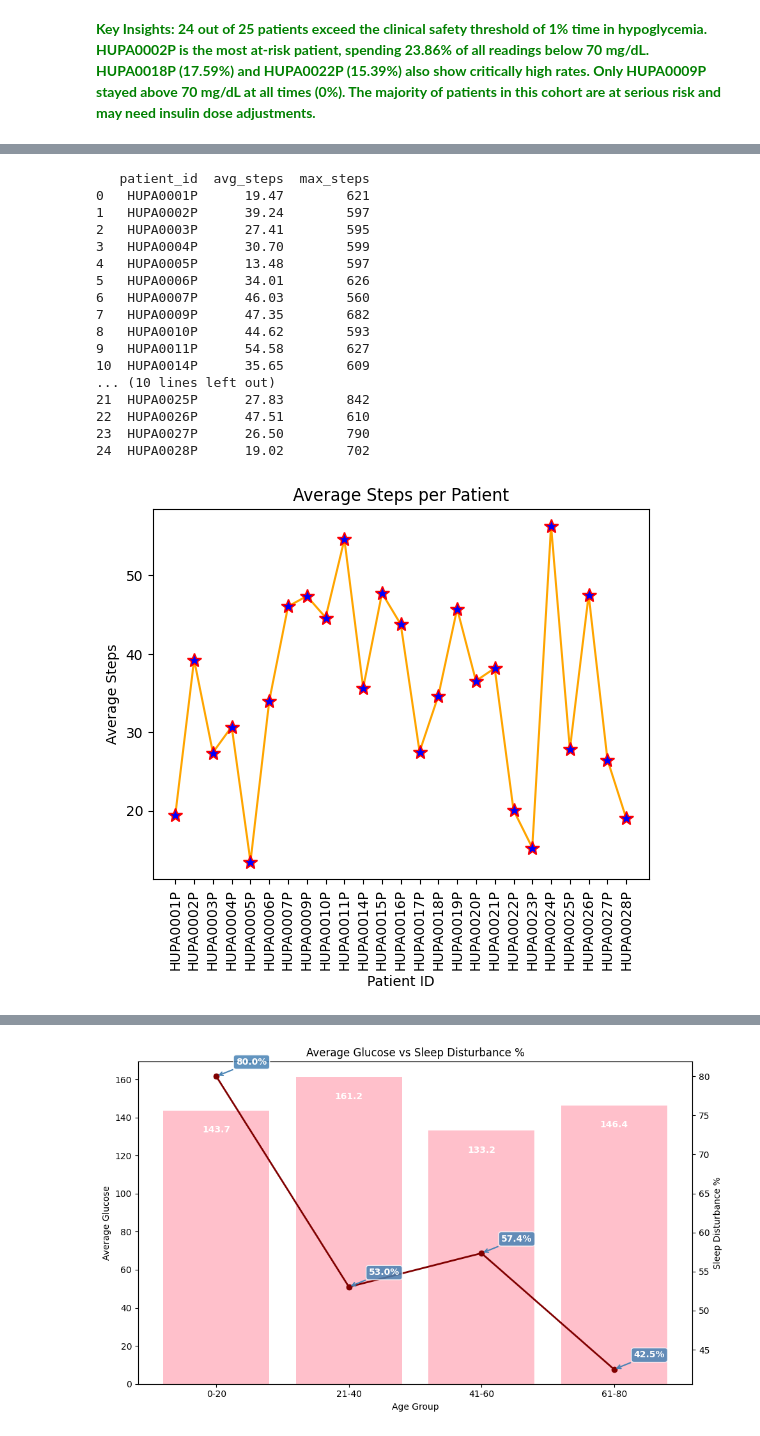
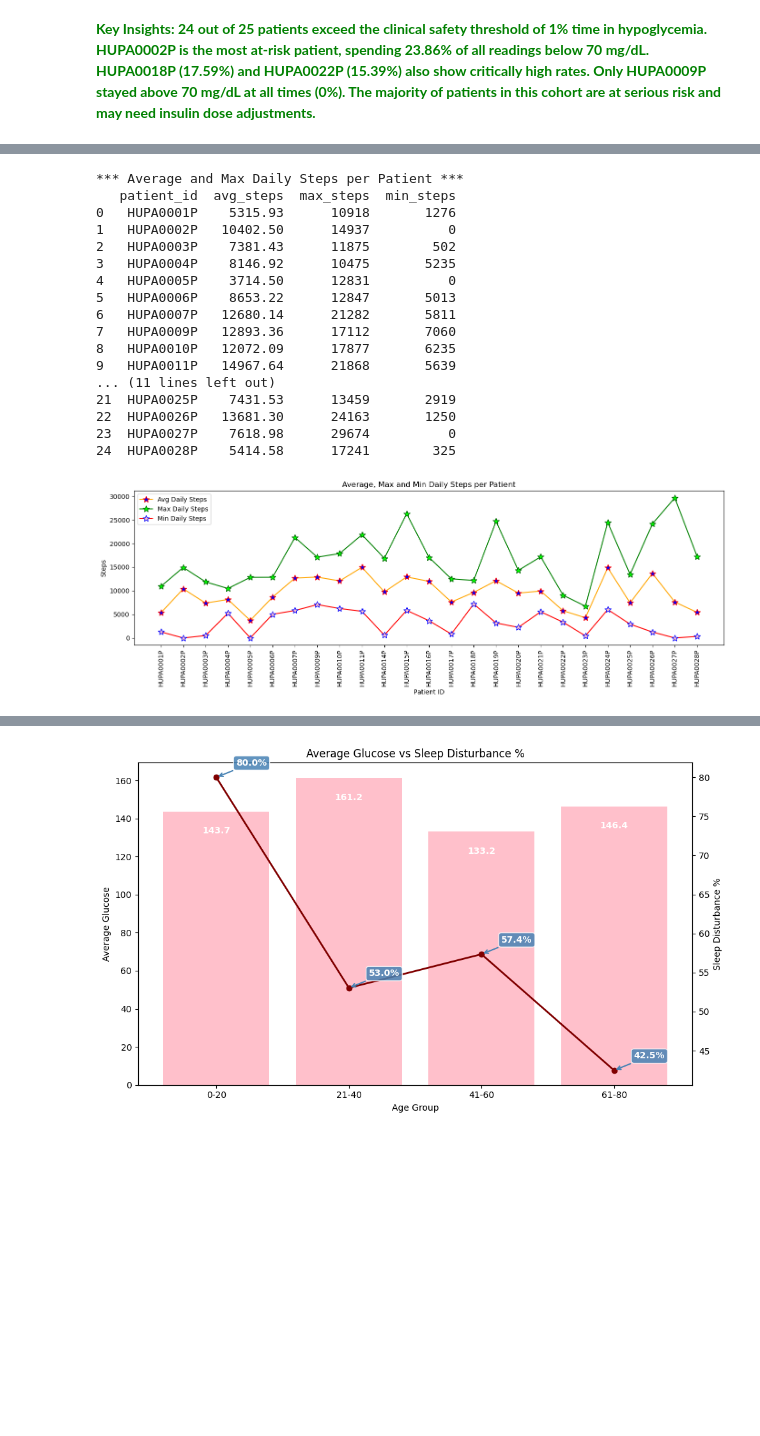
Before and after one commit to PoojaBELURE1724/Team6_DataDynamos_Python-Hackathon_MAY-2026, a Jupyter notebook: Team6_DataDynamos_category2.DescriptiveAnalysis.ipynb, the cells around one changed output, grey strips where cells are left out. Drawn from its saved outputs; the diff is of its cells as text; code cells hidden in the pictures; blank space fills up the shorter version.

```diff
--- a/Team6_DataDynamos_category2.DescriptiveAnalysis.ipynb
+++ b/Team6_DataDynamos_category2.DescriptiveAnalysis.ipynb
@@ -235,50 +232,68 @@ adjustments.</span>**
 # %%
+#Importing all the Necessary Libraries
+import pandas as pd
 import numpy as np
-import pandas as pd
 import matplotlib.pyplot as plt
+import seaborn as sns
+
+import warnings
+warnings.simplefilter("ignore", UserWarning)
+
 
 # Reading file
 df = pd.read_excel("Team6_DataDynamos_Python-Hackathon_MAY2026_V2.xlsx")
 
-# Counting steps per patient
-avg_steps_per_patient = df.groupby('patient_id')['steps'].mean().reset_index(name='steps')
-max_steps_per_patient = df.groupby('patient_id')['steps'].max().reset_index(name='steps')
+# Daily total steps
+# (sum all 5-min readings within each day)
+daily_steps = df.groupby(['patient_id', 'date'])['steps'].sum().reset_index()
+daily_steps.columns = ['patient_id', 'date', 'daily_steps']
 
-# Show all patients
+# Calculating avg, max and min daily total steps per patient
+avg_steps_per_patient = daily_steps.groupby('patient_id')['daily_steps'].mean().reset_index()
+max_steps_per_patient = daily_steps.groupby('patient_id')['daily_steps'].max().reset_index()
+min_steps_per_patient = daily_steps.groupby('patient_id')['daily_steps'].min().reset_index()
 steps_summary = pd.DataFrame({
     'patient_id': avg_steps_per_patient['patient_id'],
-    'avg_steps': avg_steps_per_patient['steps'].round(2),
-    'max_steps': max_steps_per_patient['steps'].round(2)
+    'avg_steps' : avg_steps_per_patient['daily_steps'].round(2),
+    'max_steps' : max_steps_per_patient['daily_steps'].round(2),
+    'min_steps' : min_steps_per_patient['daily_steps'].round(2)
 })
+
+print("\n*** Average and Max Daily Steps per Patient ***")
 print(steps_summary)
 
-# Visualization
-# Line plot
+# Line Plot - avg, max and min steps
 x = steps_summary['patient_id']
 y = steps_summary['avg_steps']
-
-plt.plot(x, y, marker= '*',color='orange', ms =10, mec='r', mfc= 'b')
-plt.title('Average Steps per Patient')
+y2 = steps_summary['max_steps']
+y3 = steps_summary['min_steps']
+plt.figure(figsize=(14, 5))
+plt.plot(x, y,  marker='*', color='orange', ms=10, mec='r', mfc='b', label='Avg Daily Steps')
+plt.plot(x, y2, marker='*', color='green',  ms=10, mec='darkgreen', mfc='lime', label='Max Daily Steps')
+plt.plot(x, y3, marker='*', color='red',  ms=10, mec='blue', mfc='pink', label='Min Daily Steps')
+plt.title('Average, Max and Min Daily Steps per Patient')
 plt.xlabel('Patient ID')
-plt.ylabel('Average Steps')
+plt.ylabel('Steps')
 plt.xticks(rotation=90)
+plt.legend()
+plt.tight_layout()
 plt.show()
 # %% [output]
-   patient_id  avg_steps  max_steps
-0   HUPA0001P      19.47        621
-1   HUPA0002P      39.24        597
-2   HUPA0003P      27.41        595
-3   HUPA0004P      30.70        599
-4   HUPA0005P      13.48        597
-5   HUPA0006P      34.01        626
-6   HUPA0007P      46.03        560
-7   HUPA0009P      47.35        682
-8   HUPA0010P      44.62        593
-9   HUPA0011P      54.58        627
-10  HUPA0014P      35.65        609
-... (10 lines left out)
-21  HUPA0025P      27.83        842
-22  HUPA0026P      47.51        610
-23  HUPA0027P      26.50        790
-24  HUPA0028P      19.02        702
+*** Average and Max Daily Steps per Patient ***
+   patient_id  avg_steps  max_steps  min_steps
+0   HUPA0001P    5315.93      10918       1276
+1   HUPA0002P   10402.50      14937          0
+2   HUPA0003P    7381.43      11875        502
+3   HUPA0004P    8146.92      10475       5235
+4   HUPA0005P    3714.50      12831          0
+5   HUPA0006P    8653.22      12847       5013
+6   HUPA0007P   12680.14      21282       5811
+7   HUPA0009P   12893.36      17112       7060
+8   HUPA0010P   12072.09      17877       6235
+9   HUPA0011P   14967.64      21868       5639
+... (11 lines left out)
+21  HUPA0025P    7431.53      13459       2919
+22  HUPA0026P   13681.30      24163       1250
+23  HUPA0027P    7618.98      29674          0
+24  HUPA0028P    5414.58      17241        325
-[figure, old version]
+[figure, new version]
```
Also changed, not shown: parts of 28 cells of this notebook.
